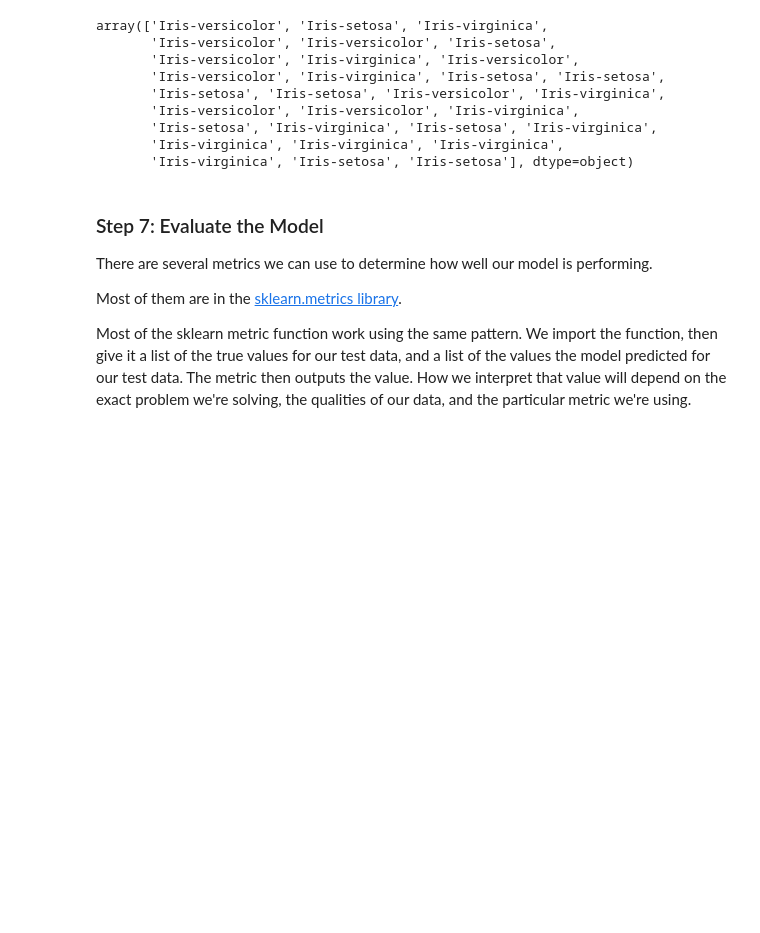
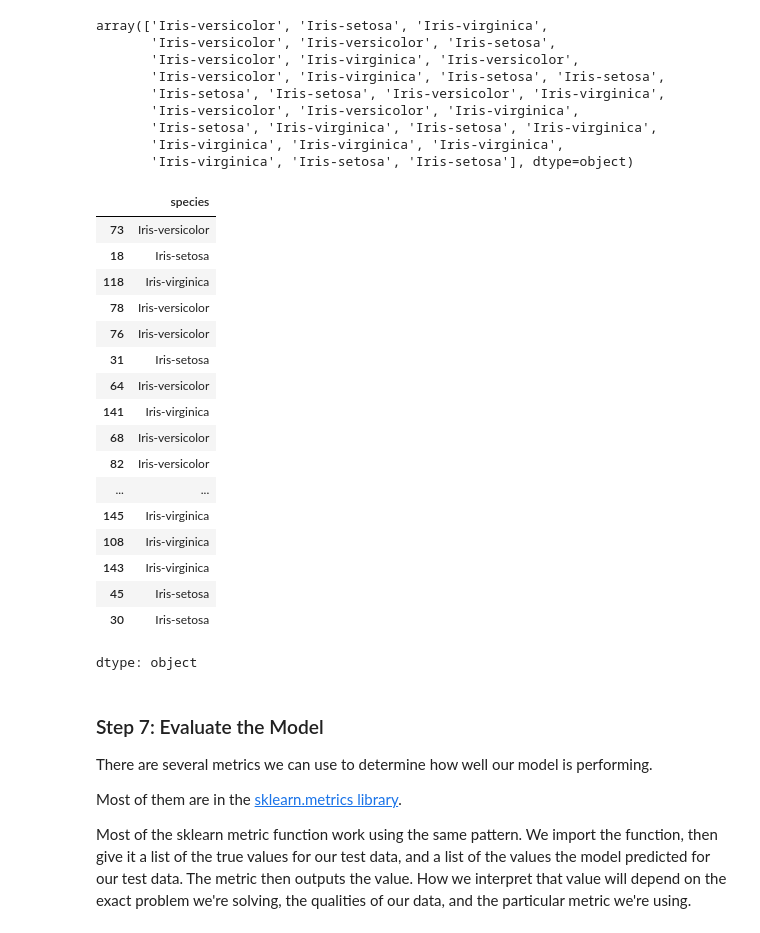
Before and after one commit to congardiner/ML-Projects, a Jupyter notebook: notebooks/Exploration_04.ipynb, the cells around one changed output. Drawn from its saved outputs; the diff is of its cells as text; code cells hidden in the pictures; blank space fills up the shorter version.

```diff
--- a/notebooks/Exploration_04.ipynb
+++ b/notebooks/Exploration_04.ipynb
@@ -285,6 +285,26 @@ array(['Iris-versicolor', 'Iris-setosa', 'Iris-virginica',
        'Iris-virginica', 'Iris-setosa', 'Iris-setosa'], dtype=object)
 # %%
 # Just a quick comparison with y_test to see if they match up
+y_test
+# %% [output]
+|  | species |
+| 73 | Iris-versicolor |
+| 18 | Iris-setosa |
+| 118 | Iris-virginica |
+| 78 | Iris-versicolor |
+| 76 | Iris-versicolor |
+| 31 | Iris-setosa |
+| 64 | Iris-versicolor |
+| 141 | Iris-virginica |
+| 68 | Iris-versicolor |
+| 82 | Iris-versicolor |
+| ... | ... |
+| 145 | Iris-virginica |
+| 108 | Iris-virginica |
+| 143 | Iris-virginica |
+| 45 | Iris-setosa |
+| 30 | Iris-setosa |
+dtype: object
 # %% [markdown]
 ### Step 7: Evaluate the Model
 
```
Also changed, not shown: parts of 5 cells of this notebook.
